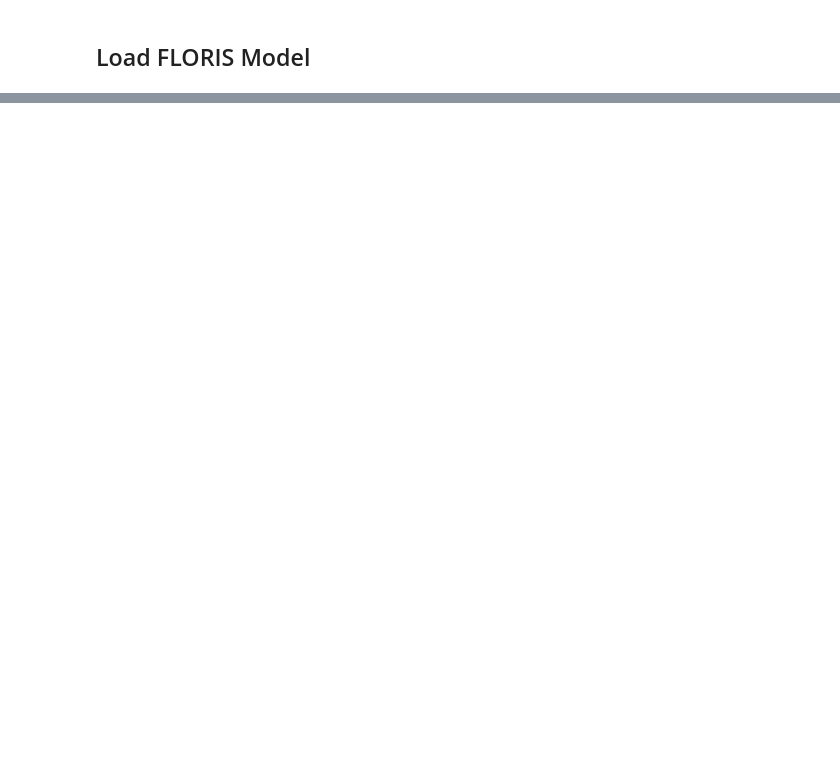
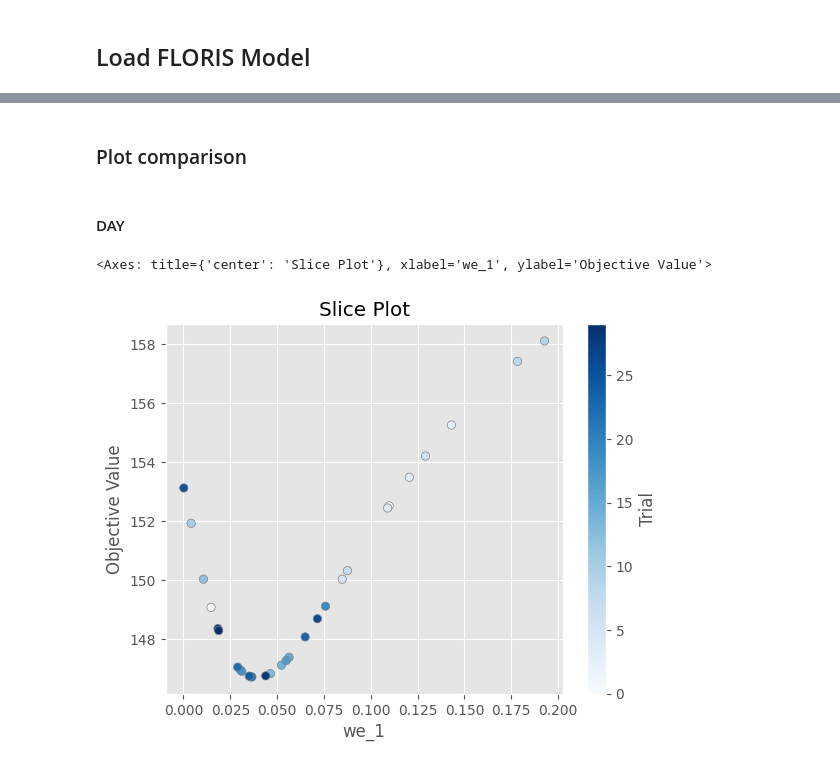
Before and after one commit to NatLabRockies/flasc, a Jupyter notebook: examples_smarteole/11_model_tuning_with_model_fit.ipynb, the cells around one changed output, grey strips where cells are left out. Cells and saved outputs as stored; diff of their text form; code cells hidden in the pictures; blank space fills up the shorter version.

```diff
--- a/examples_smarteole/11_model_tuning_with_model_fit.ipynb
+++ b/examples_smarteole/11_model_tuning_with_model_fit.ipynb
@@ -143,0 +207,16 @@ opt_result, study = atomic_opt_optuna(mf, timeout=None, n_trials=n_trials)
+# %%
+mf_day = ModelFit(
+    df_scada_baseline_day,
+    fm,
+    turbine_power_error_abs,
+    parameter_list=parameter_list,
+    parameter_name_list=parameter_name_list,
+    parameter_range_list=parameter_range_list,
+    parameter_index_list=parameter_index_list,
+)
+
+opt_result_day, study_day = atomic_opt_optuna(mf_day, timeout=None, n_trials=n_trials)
+
+we_1_baseline_day = opt_result_day["parameter_values"][0]
+
+print(f"Best we_1 for day: {we_1_baseline_day}")
@@ -143,0 +279,9 @@ opt_result, study = atomic_opt_optuna(mf, timeout=None, n_trials=n_trials)
+# %% [markdown]
+### Plot comparison
+# %% [markdown]
+#### DAY
+# %%
+plot_slice(study_day)
+# %% [output]
+<Axes: title={'center': 'Slice Plot'}, xlabel='we_1', ylabel='Objective Value'>
+[figure, added]
```
Also changed, not shown: parts of 40 cells of this notebook.
